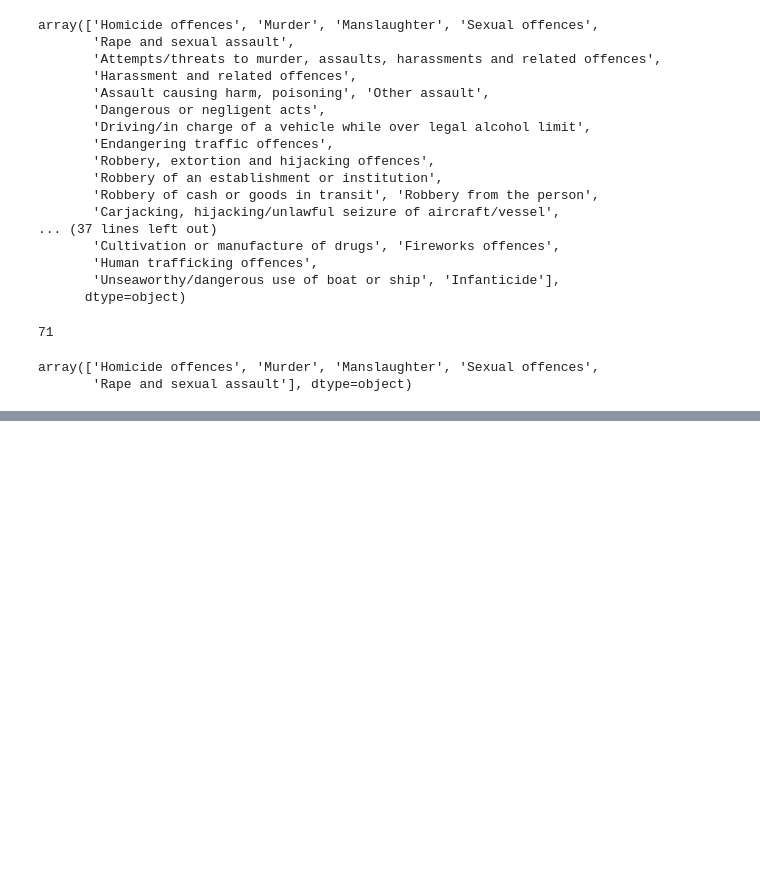
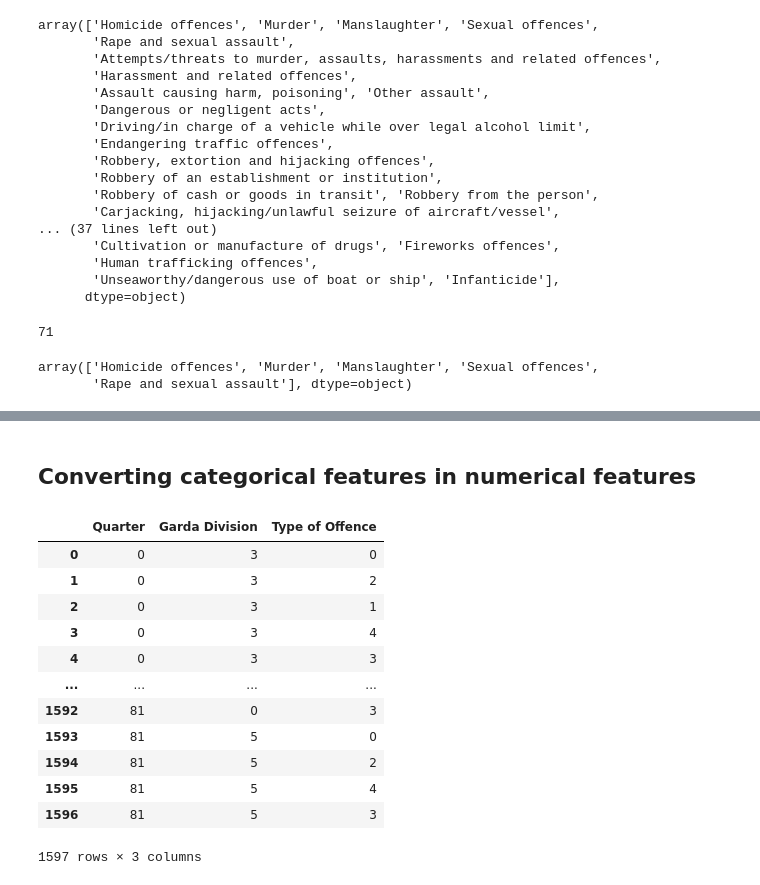
Before and after one commit to richardags-cct-college-dublin/HDIP_ML_CA1_FT, a Jupyter notebook: HDIP_ML_CA1_FT.ipynb, the cells around one changed output, grey strips where cells are left out. Saved outputs shown, nothing was run; the diff lists cells and outputs as text; code cells hidden in the pictures; blank space fills up the shorter version.

```diff
--- a/HDIP_ML_CA1_FT.ipynb
+++ b/HDIP_ML_CA1_FT.ipynb
@@ -246,0 +314,30 @@ array(['Homicide offences', 'Murder', 'Manslaughter', 'Sexual offences',
+# %% [markdown]
+## Converting categorical features in numerical features
+# %%
+# Import necessary libraries
+import pandas as pd
+from sklearn.preprocessing import LabelEncoder
+
+# Encode categorical variables
+le = LabelEncoder()
+features = pd.DataFrame()
+features['Quarter'] = le.fit_transform(categorical_features['Quarter'])
+features['Garda Division'] = le.fit_transform(categorical_features['Garda Division'])
+features['Type of Offence'] = le.fit_transform(categorical_features['Type of Offence'])
+# %%
+#show numerical features data
+features
+# %% [output]
+|  | Quarter | Garda Division | Type of Offence |
+| 0 | 0 | 3 | 0 |
+| 1 | 0 | 3 | 2 |
+| 2 | 0 | 3 | 1 |
+| 3 | 0 | 3 | 4 |
+| 4 | 0 | 3 | 3 |
+| ... | ... | ... | ... |
+| 1592 | 81 | 0 | 3 |
+| 1593 | 81 | 5 | 0 |
+| 1594 | 81 | 5 | 2 |
+| 1595 | 81 | 5 | 4 |
+| 1596 | 81 | 5 | 3 |
+1597 rows × 3 columns
```
Also changed, not shown: parts of 7 cells of this notebook.
